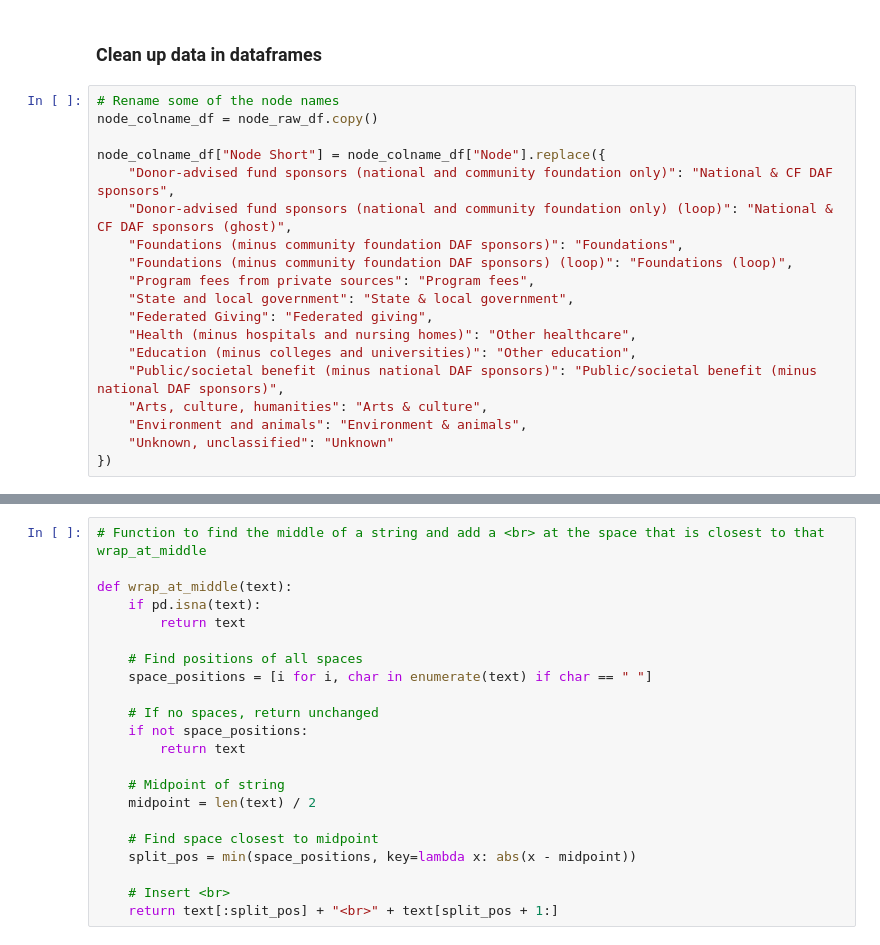
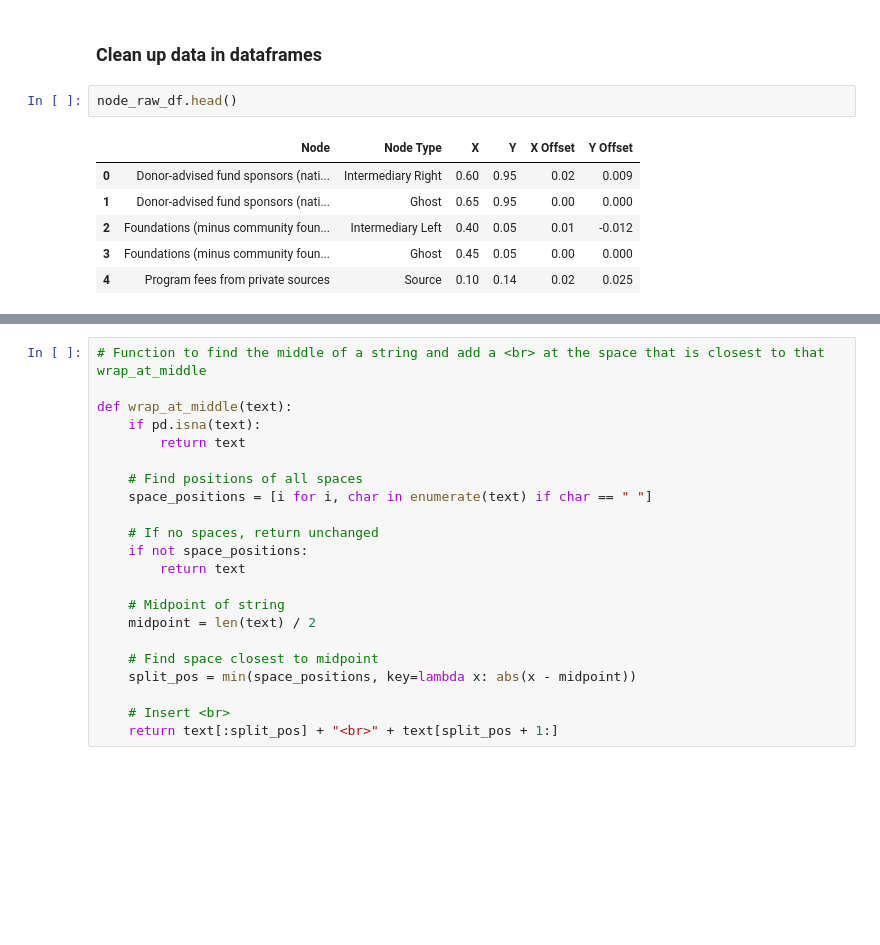
Before and after one commit to HFAwesomeCharts/MCNNonprofitEconomy, a Jupyter notebook: notebooks/MCN_NP_Economy_Figures.ipynb, the cells around one changed output, grey strips where cells are left out. Drawn from its saved outputs; the diff is of its cells as text; blank space fills up the shorter version.

```diff
--- a/notebooks/MCN_NP_Economy_Figures.ipynb
+++ b/notebooks/MCN_NP_Economy_Figures.ipynb
@@ -85,22 +87,12 @@ edge_clean_df.head()
 | 4 | Donor-advised fund sponsors (nati... | Health (minus hospitals and nursi... | 3.49 |
 # %% [markdown]
 ### Clean up data in dataframes
-# %%
-# Rename some of the node names
-node_colname_df = node_raw_df.copy()
-
-node_colname_df["Node Short"] = node_colname_df["Node"].replace({
-    "Donor-advised fund sponsors (national and community foundation only)": "National & CF DAF sponsors",
-    "Donor-advised fund sponsors (national and community foundation only) (loop)": "National & CF DAF sponsors (ghost)",
-    "Foundations (minus community foundation DAF sponsors)": "Foundations",
-    "Foundations (minus community foundation DAF sponsors) (loop)": "Foundations (loop)",
-    "Program fees from private sources": "Program fees",
-    "State and local government": "State & local government",
-    "Federated Giving": "Federated giving",
-    "Health (minus hospitals and nursing homes)": "Other healthcare",
-    "Education (minus colleges and universities)": "Other education",
-    "Public/societal benefit (minus national DAF sponsors)": "Public/societal benefit (minus national DAF sponsors)",
-    "Arts, culture, humanities": "Arts & culture",
-    "Environment and animals": "Environment & animals",
-    "Unknown, unclassified": "Unknown"
-})
+# %%
+node_raw_df.head()
+# %% [output]
+|  | Node | Node Type | X | Y | X Offset | Y Offset |
+| 0 | Donor-advised fund sponsors (nati... | Intermediary Right | 0.60 | 0.95 | 0.02 | 0.009 |
+| 1 | Donor-advised fund sponsors (nati... | Ghost | 0.65 | 0.95 | 0.00 | 0.000 |
+| 2 | Foundations (minus community foun... | Intermediary Left | 0.40 | 0.05 | 0.01 | -0.012 |
+| 3 | Foundations (minus community foun... | Ghost | 0.45 | 0.05 | 0.00 | 0.000 |
+| 4 | Program fees from private sources | Source | 0.10 | 0.14 | 0.02 | 0.025 |
```
Also changed, not shown: parts of 17 cells of this notebook, 3 other files.
